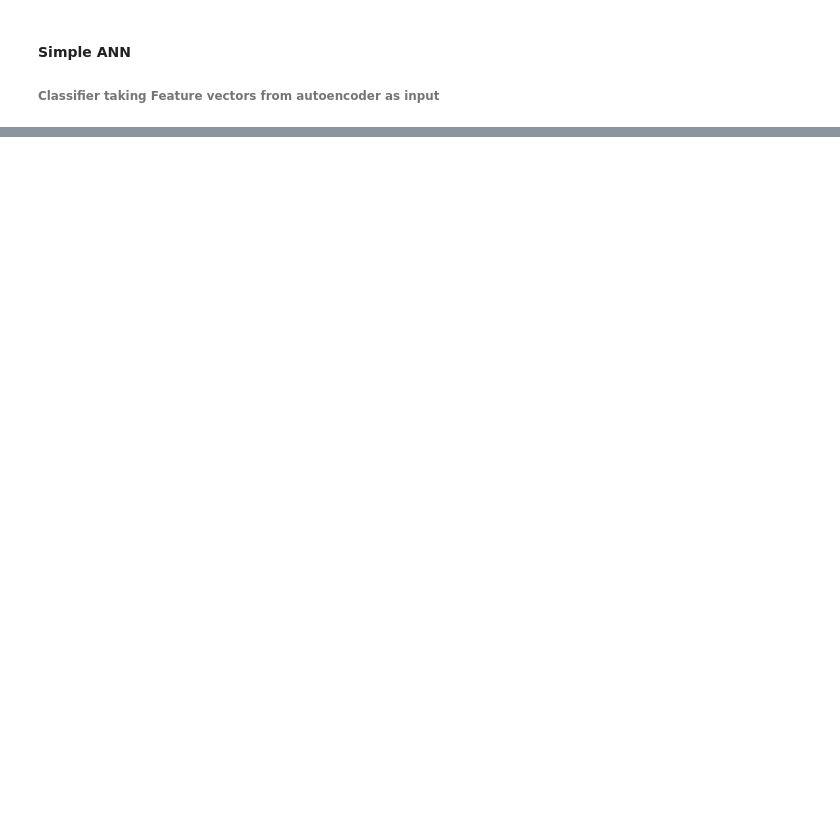
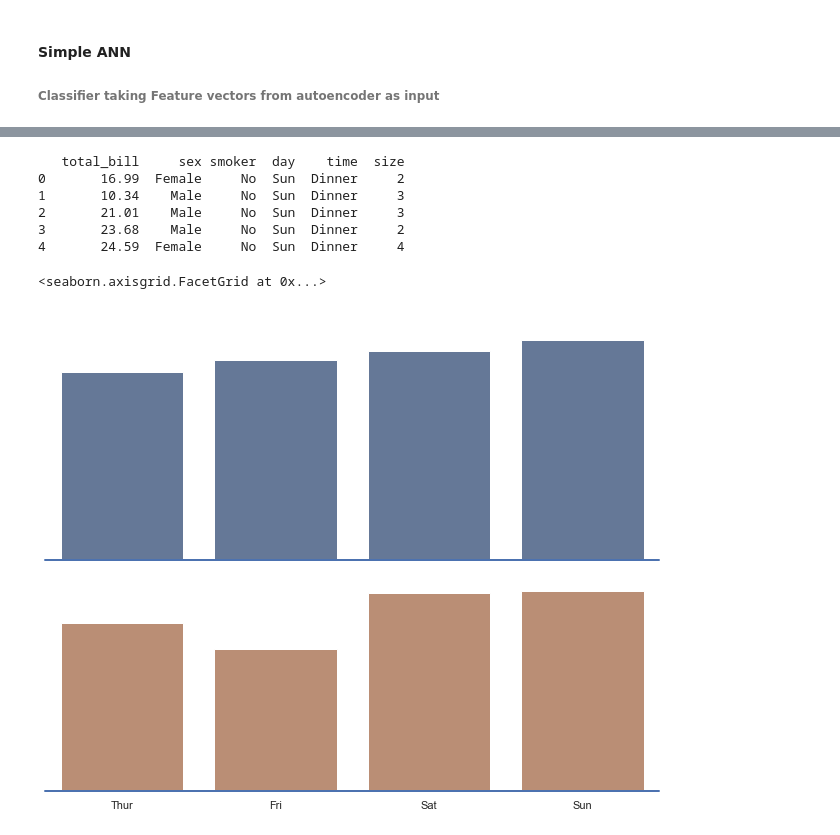
Before and after one commit to Eortvald/Foss-autoencoder, a Jupyter notebook: main.ipynb, the cells around one changed output, grey strips where cells are left out. Drawn from its saved outputs; the diff is of its cells as text; code cells hidden in the pictures; blank space fills up the shorter version.

Commit message:
featute plots updated

```diff
--- a/main.ipynb
+++ b/main.ipynb
@@ -165,0 +137,35 @@ sn.heatmap(df_cm, annot=True)
+# %%
+import numpy as np
+import pandas as pd
+import seaborn as sns
+import matplotlib.pyplot as plt
+tips = sns.load_dataset("tips")
+tips.pop("tip")
+print(tips.head())
+
+
+g = sns.catplot(x='day', y='total_bill', row='sex', hue='sex', data=tips, kind='bar', dodge=False, saturation=.5, ci=None, aspect=0.9)
+g.map(plt.axhline, y=0, lw=2, clip_on=False)
+g.fig.set_figheight(7)
+g.fig.set_figwidth(10)
+
+def axla(sex):
+    plt.gca().text(-.02, .2, "sex", fontweight="bold",
+            ha="right", va="center", transform=plt.gca().transAxes)
+g.map(axla,"sex")
+
+
+g.fig.subplots_adjust(hspace=0)
+g.set_titles(" ")
+
+g.set(yticks=[])
+g.despine(bottom=True, left=True)
+# %% [output]
+   total_bill     sex smoker  day    time  size
+0       16.99  Female     No  Sun  Dinner     2
+1       10.34    Male     No  Sun  Dinner     3
+2       21.01    Male     No  Sun  Dinner     3
+3       23.68    Male     No  Sun  Dinner     2
+4       24.59  Female     No  Sun  Dinner     4
+<seaborn.axisgrid.FacetGrid at 0x...>
+[figure, added]
```
Also changed, not shown: parts of 8 cells of this notebook, 1 other file.
